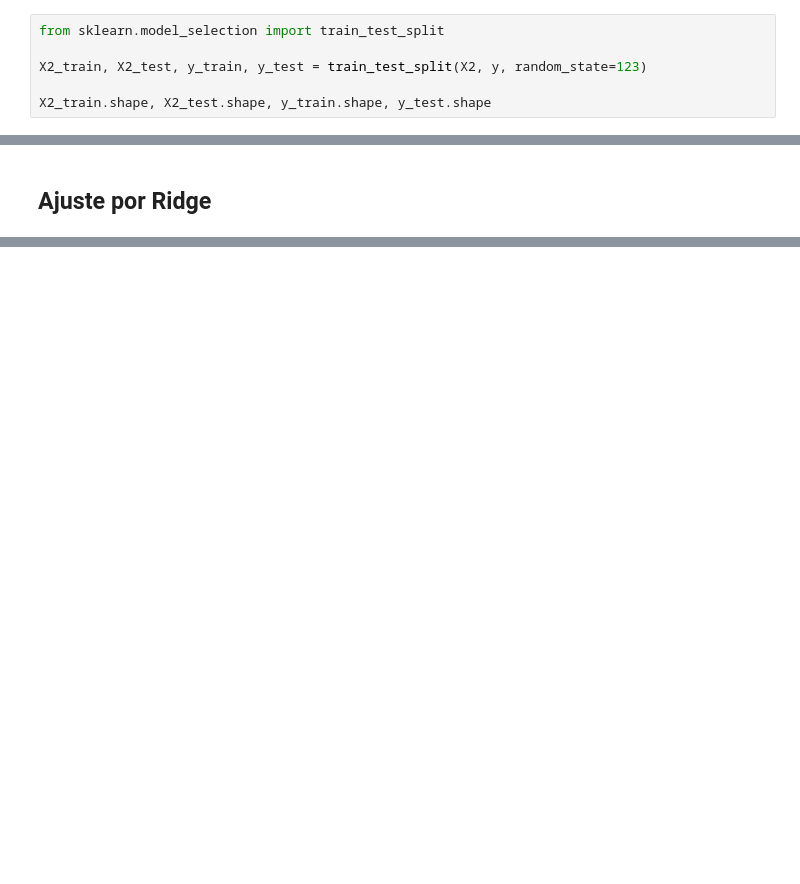
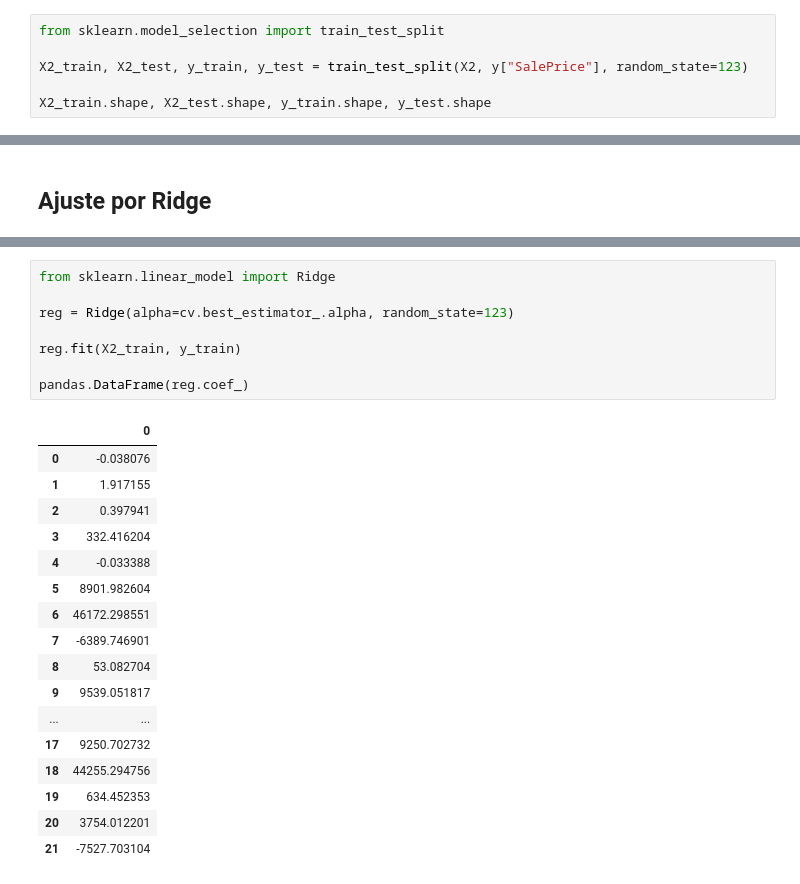
Before and after one commit to dragonnomada/mcmai-tmmii, a Jupyter notebook: Parte I/Tareas/Tarea 3.ipynb, the cells around one changed output, grey strips where cells are left out. Cells and saved outputs as stored; diff of their text form; blank space fills up the shorter version.

```diff
--- a/Parte I/Tareas/Tarea 3.ipynb
+++ b/Parte I/Tareas/Tarea 3.ipynb
@@ -524,7 +524,7 @@ y.head()
 # %%
 from sklearn.model_selection import train_test_split
 
-X2_train, X2_test, y_train, y_test = train_test_split(X2, y, random_state=123)
+X2_train, X2_test, y_train, y_test = train_test_split(X2, y["SalePrice"], random_state=123)
 
 X2_train.shape, X2_test.shape, y_train.shape, y_test.shape
 # %% [output]
@@ -569,0 +601,26 @@ np.float64(32637.017820570316)
+# %%
+from sklearn.linear_model import Ridge
+
+reg = Ridge(alpha=cv.best_estimator_.alpha, random_state=123)
+
+reg.fit(X2_train, y_train)
+
+pandas.DataFrame(reg.coef_)
+# %% [output]
+|  | 0 |
+| 0 | -0.038076 |
+| 1 | 1.917155 |
+| 2 | 0.397941 |
+| 3 | 332.416204 |
+| 4 | -0.033388 |
+| 5 | 8901.982604 |
+| 6 | 46172.298551 |
+| 7 | -6389.746901 |
+| 8 | 53.082704 |
+| 9 | 9539.051817 |
+| ... | ... |
+| 17 | 9250.702732 |
+| 18 | 44255.294756 |
+| 19 | 634.452353 |
+| 20 | 3754.012201 |
+| 21 | -7527.703104 |
```
Also changed, not shown: parts of 9 cells of this notebook.
